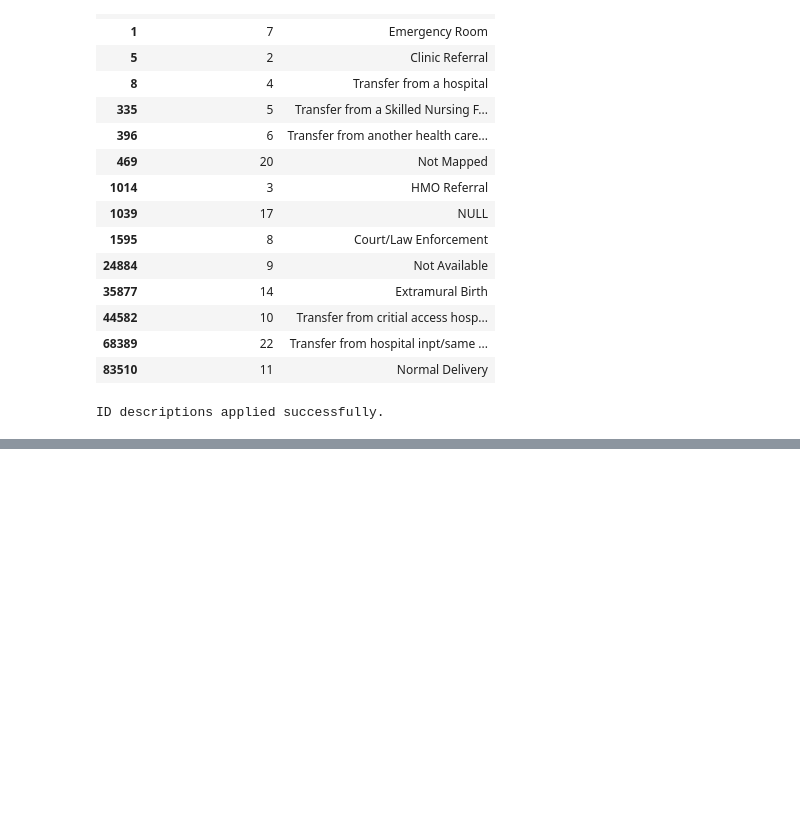
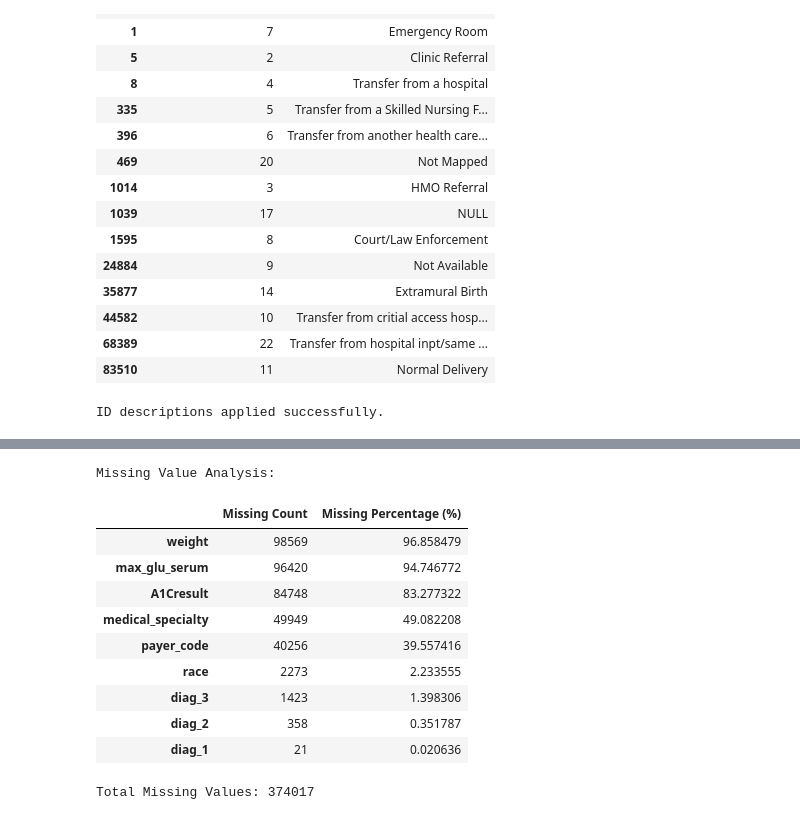
Before and after one commit to HasithaLWi/modeling-for-vitality-health-network, a Jupyter notebook: phase_01.ipynb, the cells around one changed output, grey strips where cells are left out. Cells and saved outputs as stored; diff of their text form; code cells hidden in the pictures; blank space fills up the shorter version.

Commit message:
Perform missing value analysis

```diff
--- a/phase_01.ipynb
+++ b/phase_01.ipynb
@@ -411,0 +433,50 @@ ID descriptions applied successfully.
+# %%
+# Step 1.6: Analyze missing values in the dataset
+
+# Calculate the total missing values in each column
+missing_counts = df_cleaned.isnull().sum()
+
+# Calculate the percentage of missing values in each column
+missing_percentages = (
+    df_cleaned.isnull().mean() * 100
+)
+
+# Create a missing value summary
+missing_summary = pd.DataFrame({
+    "Missing Count": missing_counts,
+    "Missing Percentage (%)": missing_percentages
+})
+
+# Sort columns by missing percentage
+missing_summary = missing_summary.sort_values(
+    by="Missing Percentage (%)",
+    ascending=False
+)
+
+# Display columns containing missing values
+print("Missing Value Analysis:")
+
+display(
+    missing_summary[
+        missing_summary["Missing Count"] > 0
+    ]
+)
+
+# Display the total number of missing values
+print(
+    "\nTotal Missing Values:",
+    df_cleaned.isnull().sum().sum()
+)
+# %% [output]
+Missing Value Analysis:
+|  | Missing Count | Missing Percentage (%) |
+| weight | 98569 | 96.858479 |
+| max_glu_serum | 96420 | 94.746772 |
+| A1Cresult | 84748 | 83.277322 |
+| medical_specialty | 49949 | 49.082208 |
+| payer_code | 40256 | 39.557416 |
+| race | 2273 | 2.233555 |
+| diag_3 | 1423 | 1.398306 |
+| diag_2 | 358 | 0.351787 |
+| diag_1 | 21 | 0.020636 |
+Total Missing Values: 374017
```
Also changed, not shown: parts of 1 cell of this notebook.
